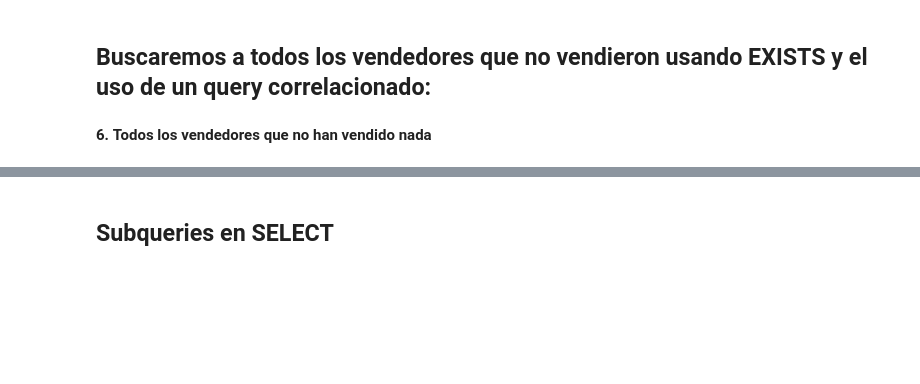
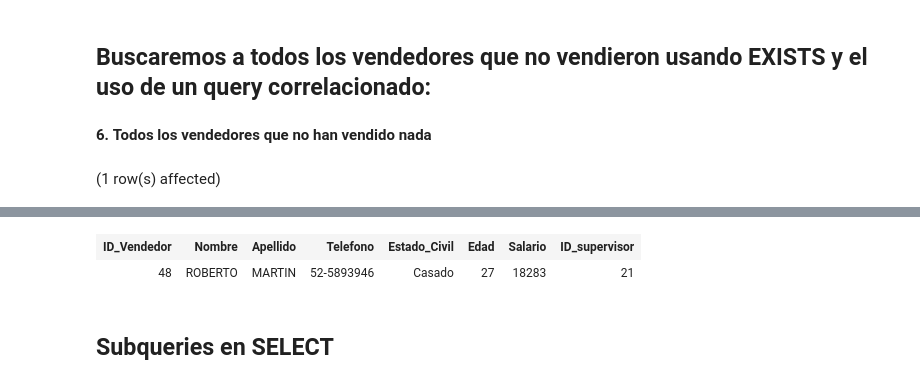
Before and after one commit to jdomdev/data-science-sql, a Jupyter notebook: notebooks/Practica_11.ipynb, the cells around one changed output, grey strips where cells are left out. Drawn from its saved outputs; the diff is of its cells as text; code cells hidden in the pictures; blank space fills up the shorter version.

```diff
--- a/notebooks/Practica_11.ipynb
+++ b/notebooks/Practica_11.ipynb
@@ -107,3 +128,13 @@ Total execution time: 00:00:01.013
 ## Buscaremos a todos los vendedores que no vendieron usando EXISTS y el uso de un query correlacionado:
 # %% [markdown]
 **6. Todos los vendedores que no han vendido nada**
+# %%
+SELECT *
+FROM vendedor vd
+WHERE NOT EXISTS(
+    SELECT Venta
+    FROM ventas
+    WHERE ID_Vendedor = vd.ID_Vendedor
+);
+# %% [output]
+(1 row(s) affected)
@@ -110,3 +142,5 @@ Total execution time: 00:00:01.013
+| ID_Vendedor | Nombre | Apellido | Telefono | Estado_Civil | Edad | Salario | ID_supervisor |
+| 48 | ROBERTO | MARTIN | 52-5893946 | Casado | 27 | 18283 | 21 |
 # %% [markdown]
 ## Subqueries en SELECT
 # %% [markdown]
```
Also changed, not shown: parts of 7 cells of this notebook.
